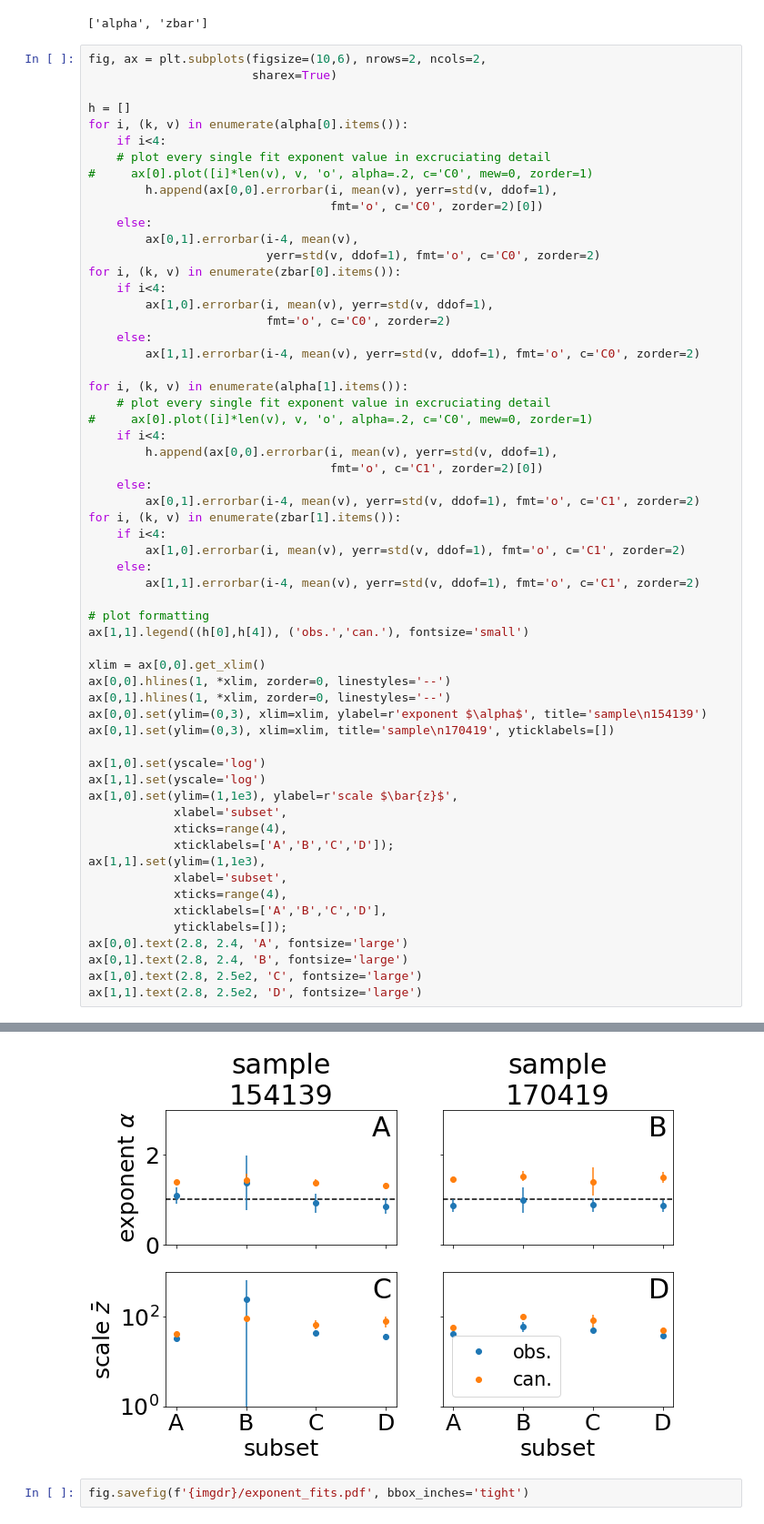
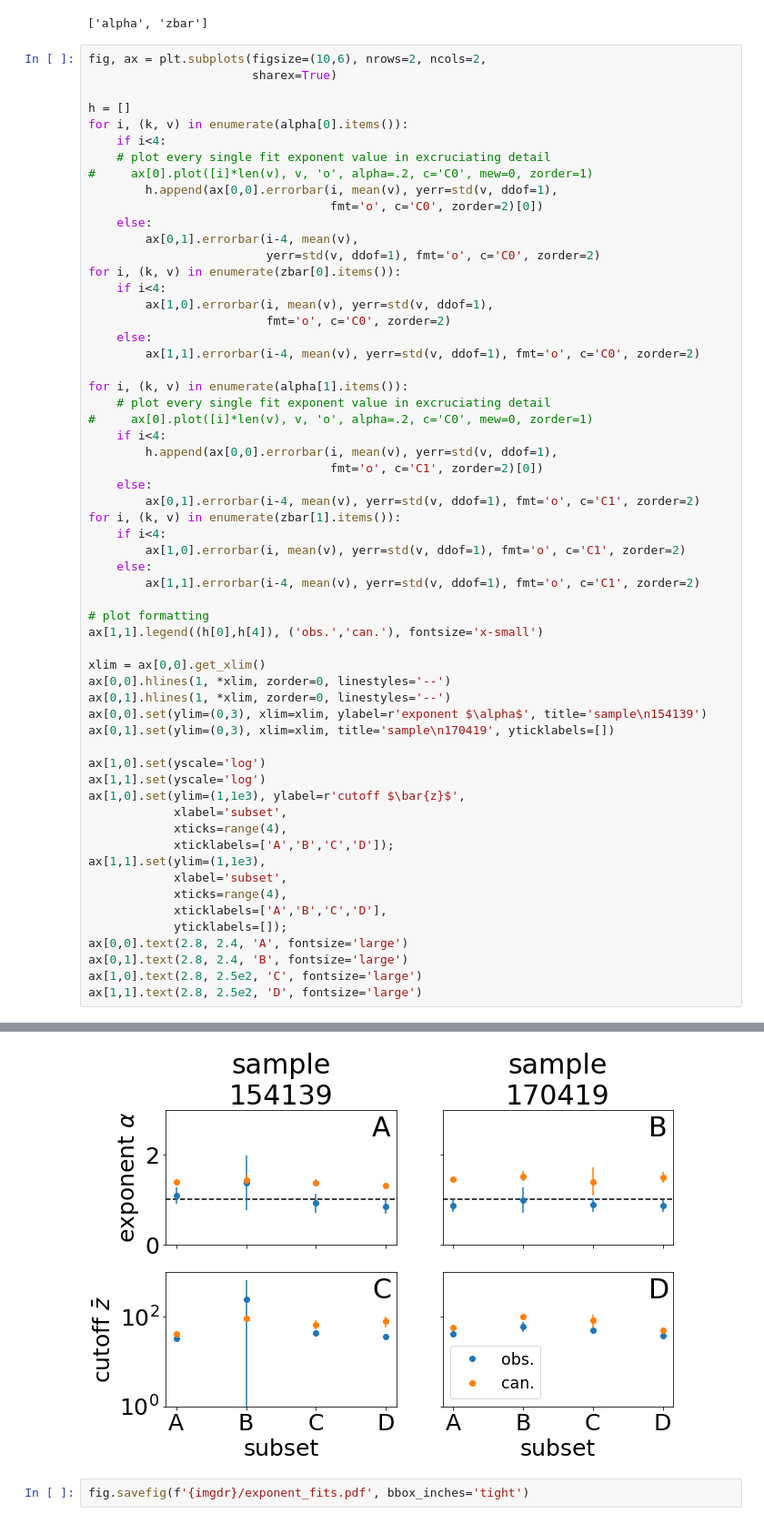
Before and after one commit to eltrompetero/maxent_fim, a Jupyter notebook: plotting.ipynb, the cells around one changed output, grey strips where cells are left out. Shown at 91% size. Cells and saved outputs as stored; diff of their text form.

```diff
--- a/plotting.ipynb
+++ b/plotting.ipynb
@@ -345,35 +391,35 @@ for i, (k, v) in enumerate(alpha[1].items()):
 for i, (k, v) in enumerate(zbar[1].items()):
     if i<4:
         ax[1,0].errorbar(i, mean(v), yerr=std(v, ddof=1), fmt='o', c='C1', zorder=2)
     else:
         ax[1,1].errorbar(i-4, mean(v), yerr=std(v, ddof=1), fmt='o', c='C1', zorder=2)
 
 # plot formatting
-ax[1,1].legend((h[0],h[4]), ('obs.','can.'), fontsize='small')
+ax[1,1].legend((h[0],h[4]), ('obs.','can.'), fontsize='x-small')
 
 xlim = ax[0,0].get_xlim()
 ax[0,0].hlines(1, *xlim, zorder=0, linestyles='--')
 ax[0,1].hlines(1, *xlim, zorder=0, linestyles='--')
 ax[0,0].set(ylim=(0,3), xlim=xlim, ylabel=r'exponent $\alpha$', title='sample\n154139')
 ax[0,1].set(ylim=(0,3), xlim=xlim, title='sample\n170419', yticklabels=[])
 
 ax[1,0].set(yscale='log')
 ax[1,1].set(yscale='log')
-ax[1,0].set(ylim=(1,1e3), ylabel=r'scale $\bar{z}$',
+ax[1,0].set(ylim=(1,1e3), ylabel=r'cutoff $\bar{z}$',
             xlabel='subset',
             xticks=range(4),
             xticklabels=['A','B','C','D']);
 ax[1,1].set(ylim=(1,1e3),
             xlabel='subset',
             xticks=range(4),
             xticklabels=['A','B','C','D'],
             yticklabels=[]);
 ax[0,0].text(2.8, 2.4, 'A', fontsize='large')
 ax[0,1].text(2.8, 2.4, 'B', fontsize='large')
 ax[1,0].text(2.8, 2.5e2, 'C', fontsize='large')
 ax[1,1].text(2.8, 2.5e2, 'D', fontsize='large')
 # %% [output]
 Text(2.8, 250.0, 'D')
-[figure, old version]
+[figure, new version]
 # %%
 fig.savefig(f'{imgdr}/exponent_fits.pdf', bbox_inches='tight')
```
Also changed, not shown: parts of 17 cells of this notebook, 2 other files.
